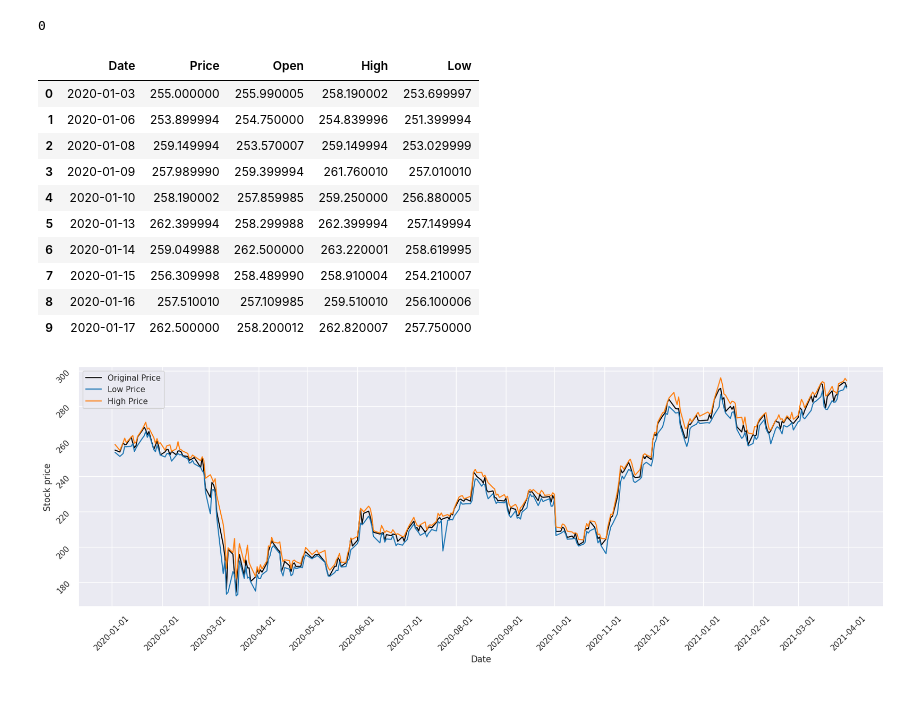
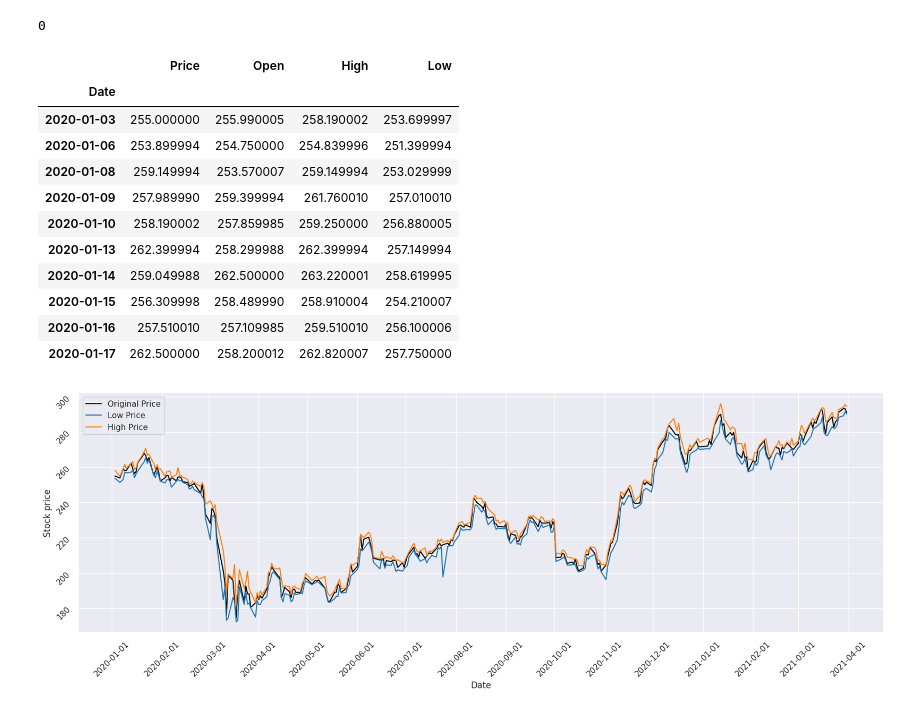
Before and after one commit to NNtorvas/ValueInvestor, a Jupyter notebook: ValueInvestor_notebook.ipynb, the cells around one changed output. Saved outputs shown, nothing was run; the diff lists cells and outputs as text; code cells hidden in the pictures.

```diff
--- a/ValueInvestor_notebook.ipynb
+++ b/ValueInvestor_notebook.ipynb
@@ -108,33 +108,37 @@ sum(data.duplicated())
 # %%
 # drop unnecessary columns
 data.drop(['Vol.', 'Change %'], axis=1, inplace=True)
 
 # Eliminate last row with summary data
 data = data.head(data.shape[0]-1)
 
 # Convert Date to datetime format and organize by date
 data['Date'] = data['Date'].apply(lambda x: datetime.strptime(x, "%b %d, %Y"))
 data = data.sort_values('Date')
 
 # Change Price dtype to float
 data[['Price', 'Low', 'High', 'Open']] = data[['Price', 'Low', 'High', 'Open']].astype("float32")
 
-# Reset index
+# Reset index and set date as index
 data.reset_index(drop=True, inplace=True)
+data['Date'] = pd.to_datetime(data.Date)
+data = data.set_index('Date')
+data.sort_index(inplace=True)
 
 data.head(10)
 # %% [output]
-|  | Date | Price | Open | High | Low |
-| 0 | 2020-01-03 | 255.000000 | 255.990005 | 258.190002 | 253.699997 |
-| 1 | 2020-01-06 | 253.899994 | 254.750000 | 254.839996 | 251.399994 |
-| 2 | 2020-01-08 | 259.149994 | 253.570007 | 259.149994 | 253.029999 |
-| 3 | 2020-01-09 | 257.989990 | 259.399994 | 261.760010 | 257.010010 |
-| 4 | 2020-01-10 | 258.190002 | 257.859985 | 259.250000 | 256.880005 |
-| 5 | 2020-01-13 | 262.399994 | 258.299988 | 262.399994 | 257.149994 |
-| 6 | 2020-01-14 | 259.049988 | 262.500000 | 263.220001 | 258.619995 |
-| 7 | 2020-01-15 | 256.309998 | 258.489990 | 258.910004 | 254.210007 |
-| 8 | 2020-01-16 | 257.510010 | 257.109985 | 259.510010 | 256.100006 |
-| 9 | 2020-01-17 | 262.500000 | 258.200012 | 262.820007 | 257.750000 |
+|  | Price | Open | High | Low |
+| Date |  |  |  |  |
+| 2020-01-03 | 255.000000 | 255.990005 | 258.190002 | 253.699997 |
+| 2020-01-06 | 253.899994 | 254.750000 | 254.839996 | 251.399994 |
+| 2020-01-08 | 259.149994 | 253.570007 | 259.149994 | 253.029999 |
+| 2020-01-09 | 257.989990 | 259.399994 | 261.760010 | 257.010010 |
+| 2020-01-10 | 258.190002 | 257.859985 | 259.250000 | 256.880005 |
+| 2020-01-13 | 262.399994 | 258.299988 | 262.399994 | 257.149994 |
+| 2020-01-14 | 259.049988 | 262.500000 | 263.220001 | 258.619995 |
+| 2020-01-15 | 256.309998 | 258.489990 | 258.910004 | 254.210007 |
+| 2020-01-16 | 257.510010 | 257.109985 | 259.510010 | 256.100006 |
+| 2020-01-17 | 262.500000 | 258.200012 | 262.820007 | 257.750000 |
 # %%
 # function that plot the time series
 def plot_time_series(timeseries: pd.DataFrame, y: list=[], labels: list=[], colors: list=[]):
```
Also changed, not shown: parts of 28 cells of this notebook.
